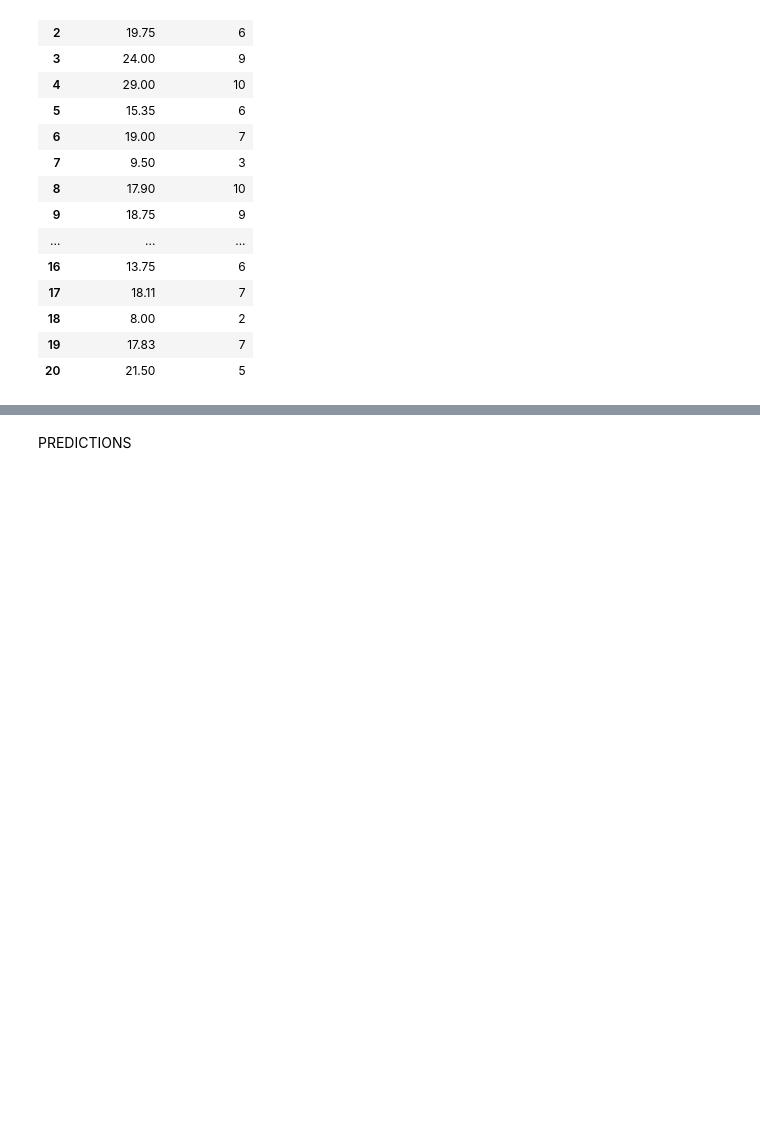
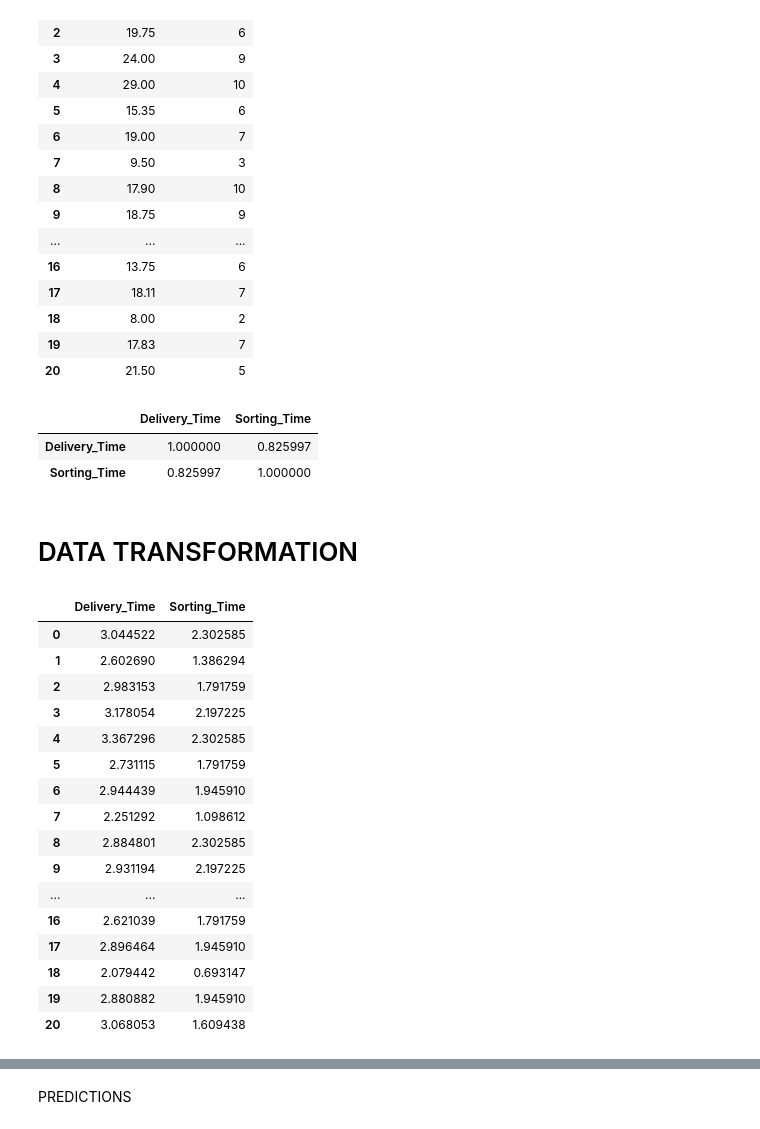
Before and after one commit to SamadSultan/4-SIMPLE-LINEAR-REGRESSION, a Jupyter notebook: delivery time.ipynb, the cells around one changed output, grey strips where cells are left out. Drawn from its saved outputs; the diff is of its cells as text; code cells hidden in the pictures; blank space fills up the shorter version.

```diff
--- a/delivery time.ipynb
+++ b/delivery time.ipynb
@@ -133,0 +125,30 @@ data
+# %%
+data.corr()
+# %% [output]
+|  | Delivery_Time | Sorting_Time |
+| Delivery_Time | 1.000000 | 0.825997 |
+| Sorting_Time | 0.825997 | 1.000000 |
+# %% [markdown]
+# DATA TRANSFORMATION
+# %%
+data_log = np.log(data)
+# %%
+data_log
+# %% [output]
+|  | Delivery_Time | Sorting_Time |
+| 0 | 3.044522 | 2.302585 |
+| 1 | 2.602690 | 1.386294 |
+| 2 | 2.983153 | 1.791759 |
+| 3 | 3.178054 | 2.197225 |
+| 4 | 3.367296 | 2.302585 |
+| 5 | 2.731115 | 1.791759 |
+| 6 | 2.944439 | 1.945910 |
+| 7 | 2.251292 | 1.098612 |
+| 8 | 2.884801 | 2.302585 |
+| 9 | 2.931194 | 2.197225 |
+| ... | ... | ... |
+| 16 | 2.621039 | 1.791759 |
+| 17 | 2.896464 | 1.945910 |
+| 18 | 2.079442 | 0.693147 |
+| 19 | 2.880882 | 1.945910 |
+| 20 | 3.068053 | 1.609438 |
```
Also changed, not shown: parts of 9 cells of this notebook, 1 other file.
